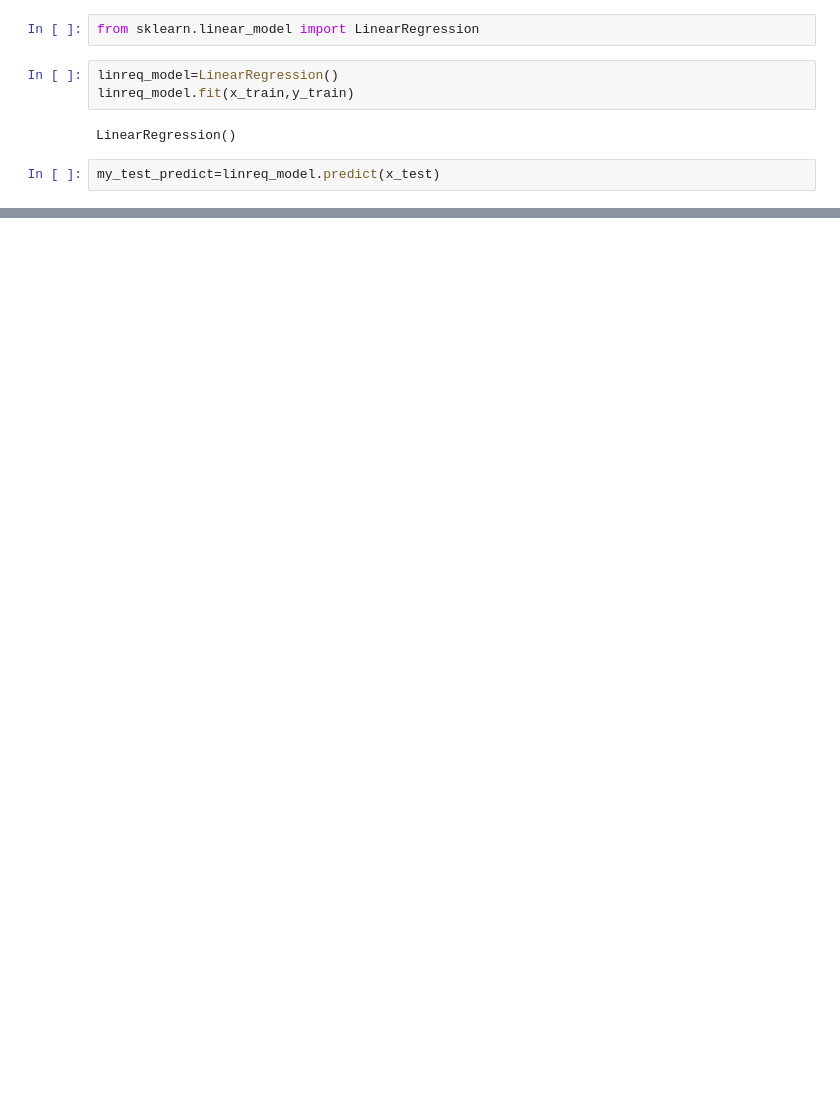
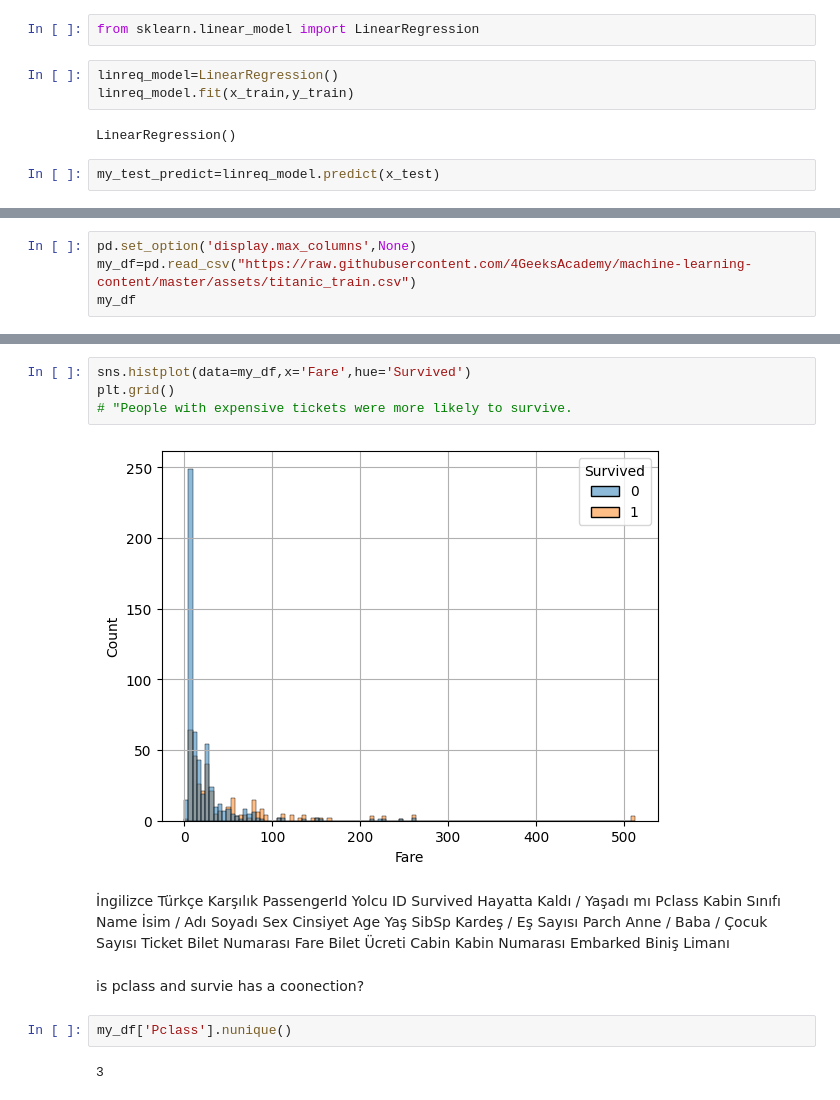
Before and after one commit to utkuseyithanoglu/utku_data-analyst, a Jupyter notebook: src/explore.ipynb, the cells around one changed output, grey strips where cells are left out. Cells and saved outputs as stored; diff of their text form; blank space fills up the shorter version.

```diff
--- a/src/explore.ipynb
+++ b/src/explore.ipynb
@@ -352,0 +357,4 @@ Name: price, Length: 12224, dtype: int64
+# %%
+pd.set_option('display.max_columns',None)
+my_df=pd.read_csv("https://raw.githubusercontent.com/4GeeksAcademy/machine-learning-content/master/assets/titanic_train.csv")
+my_df
@@ -352,0 +449,26 @@ Name: price, Length: 12224, dtype: int64
+# %%
+sns.histplot(data=my_df,x='Fare',hue='Survived')
+plt.grid()
+# "People with expensive tickets were more likely to survive.
+# %% [output]
+[figure, added]
+# %% [markdown]
+İngilizce	Türkçe Karşılık
+PassengerId	Yolcu ID
+Survived	Hayatta Kaldı / Yaşadı mı
+Pclass	Kabin Sınıfı
+Name	İsim / Adı Soyadı
+Sex	Cinsiyet
+Age	Yaş
+SibSp	Kardeş / Eş Sayısı
+Parch	Anne / Baba / Çocuk Sayısı
+Ticket	Bilet Numarası
+Fare	Bilet Ücreti
+Cabin	Kabin Numarası
+Embarked	Biniş Limanı
+# %% [markdown]
+is pclass and survie has a coonection?
+# %%
+my_df['Pclass'].nunique()
+# %% [output]
+3
```
Also changed, not shown: parts of 22 cells of this notebook.
